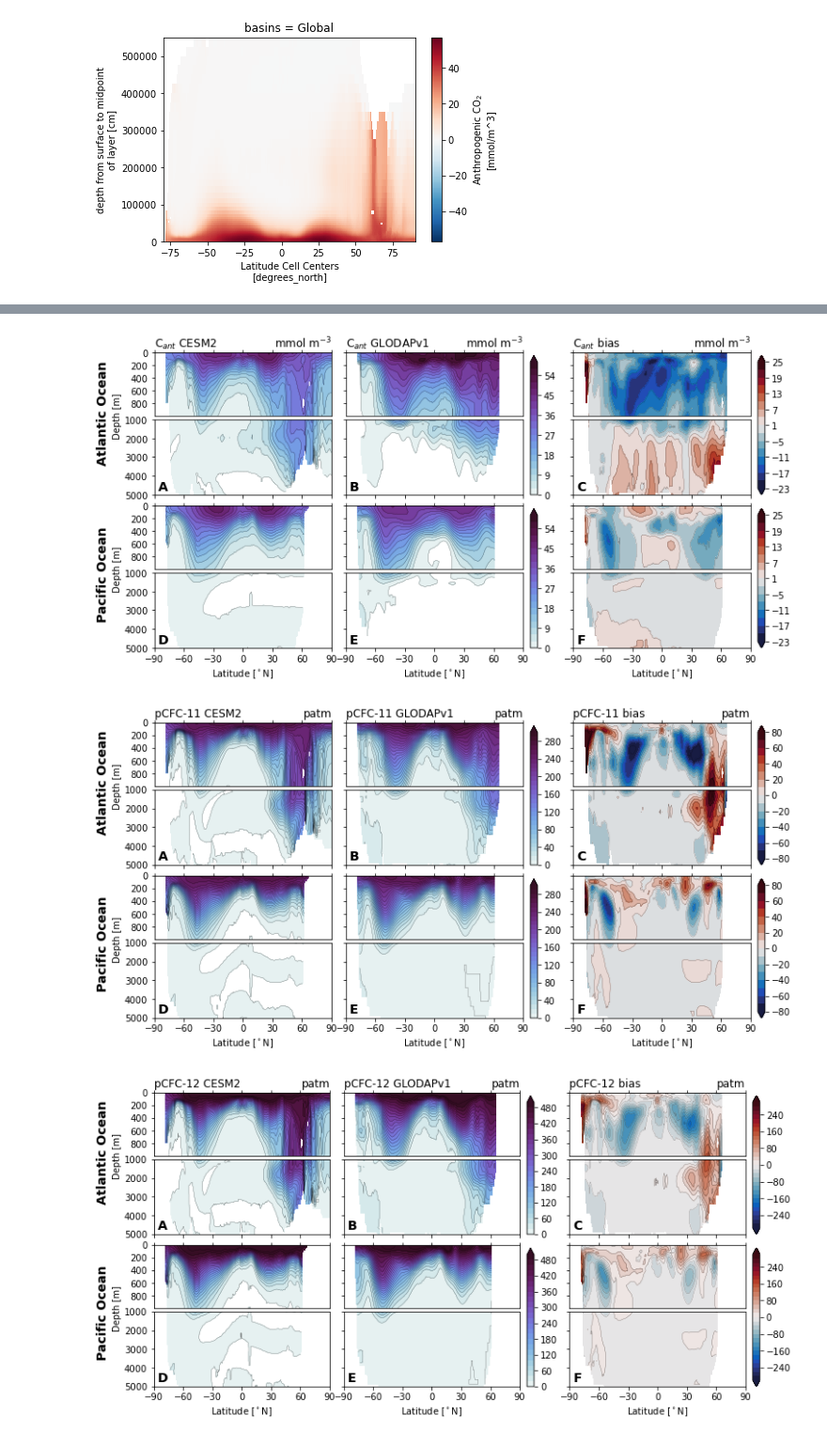
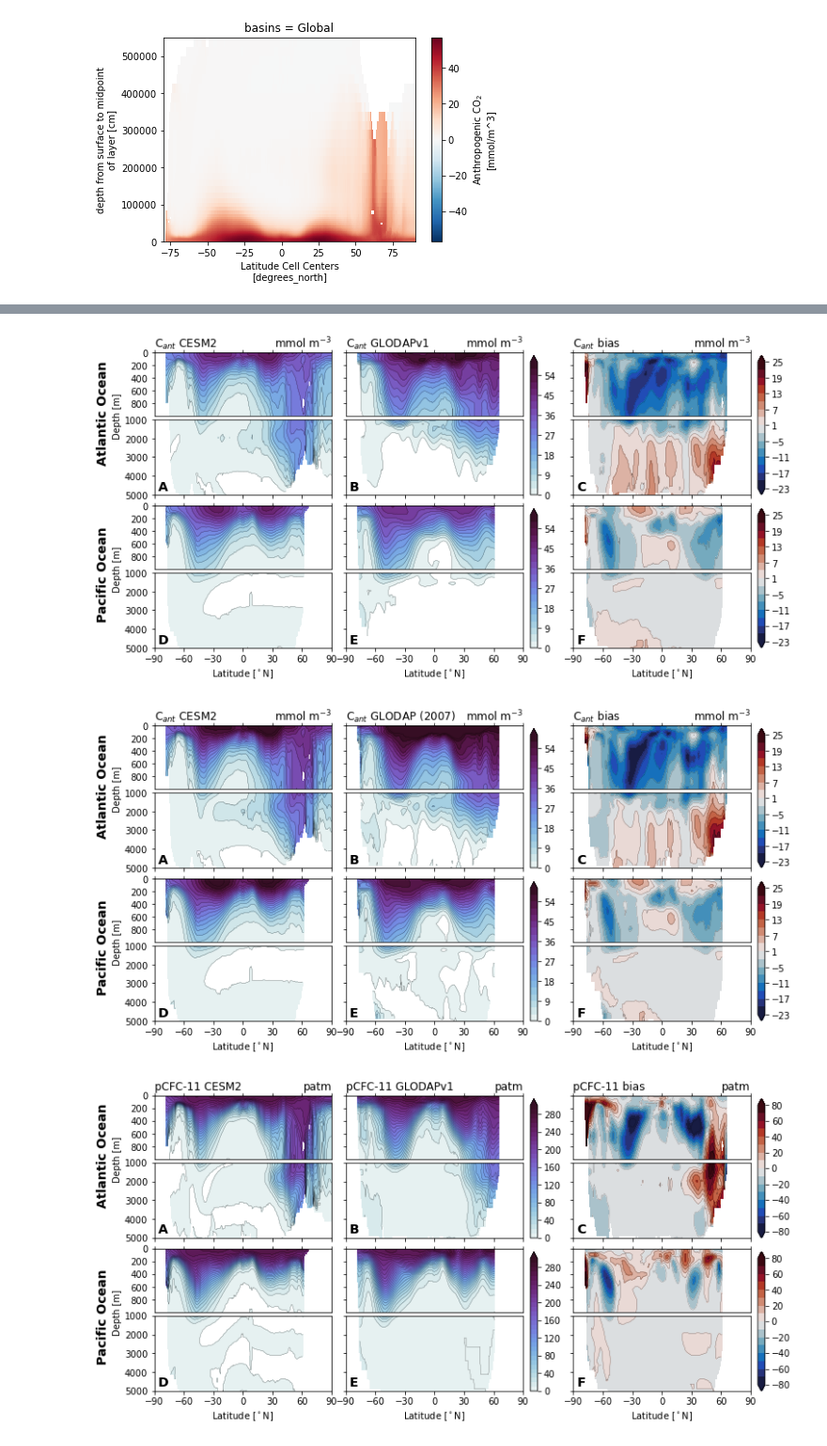
Before and after one commit to marbl-ecosys/cesm2-marbl, a Jupyter notebook: notebooks/ventilation.ipynb, the cells around one changed output, grey strips where cells are left out. Shown at 94% size. Drawn from its saved outputs; the diff is of its cells as text; code cells hidden in the pictures.

Commit message:
Gruber 2019 DCANT in

```diff
--- a/notebooks/ventilation.ipynb
+++ b/notebooks/ventilation.ipynb
@@ -185,6 +200,10 @@ dict_keys(['Cant', 'Cant_v1', 'ALK', 'pCFC11', 'pCFC12', 'Del14C'])
 # %%
 grid = pop_tools.get_grid('POP_gx1v7')
 vol = grid.dz * grid.TAREA * 1e-6
+vol = vol.where(mask2d > 0).fillna(0.)
 vol = vol.drop(['z_t'])
 # %% [markdown]
 ## Compute global inventories of Cant
+# %%
+ds = glodap.open_glodap('GLODAPv2.2016b_MappedClimatologies')
+ds.Cant.isel(depth=0).plot()
@@ -191,23 +213,28 @@ vol = vol.drop(['z_t'])
 # %%
 mmol_to_PgC = 12. * 1e-3 * 1e-15
-products = ['GLODAPv2.2016b_MappedClimatologies', 'GLODAPv1',]
+products = ['GLODAPv2.2016b_MappedClimatologies', 'GLODAPv1', 'GLODAPv1+Gruber2019']
 product_short_names = {
     'GLODAPv2.2016b_MappedClimatologies': 'GLODAPv2',
     'GLODAPv1': 'GLODAPv1',
+    'GLODAPv1+Gruber2019': 'Gruber et al. (2019)',
 }
 µmolkg_to_mmolm3 = 1026. * 1e-3
 
 lines = []
 for product in products:
 
-    v = 'Cant_v1' if product in ['GLODAPv1'] else 'Cant'
+    if product == 'GLODAPv1':
+        v = 'Cant_v1'
+    elif product == 'GLODAPv1+Gruber2019':
+        v = 'Cant_v1pGruber2019'
+    else:
+        v = 'Cant'
+
     entry = dict(product=product_short_names[product])
 
     # compute on native grid
     ds = glodap.open_glodap(product)
-    dz = ds.depth_edges.diff('depth_edges').rename({'depth_edges': 'depth'})
-    dz = dz.drop('depth')
-    masked_vol = dz * ds.area * ds[v].notnull().drop('depth')
+    masked_vol = ds.dz.drop('depth') * ds.area * ds[v].notnull().drop('depth')
 
     var = ds[v].where(ds[v] > 0.).fillna(0.).drop('depth')
     inv = (var * µmolkg_to_mmolm3 * masked_vol).sum().values * mmol_to_PgC
@@ -215,10 +242,10 @@ for product in products:
 
     # compute on POP grid
     ds = glodap.open_glodap_pop_grid(product)
-    masked_vol = ds.dz * ds.TAREA * ds[v].notnull() * 1e-6 # cm^3 --> m^3
-    pop_mask = masked_vol.drop(['z_t'])
+    masked_vol = vol * ds[v].notnull().drop(['z_t'])
+    pop_mask = masked_vol
 
-    var = ds[v].where(ds[v] > 0.).fillna(0.)
+    var = ds[v].where(ds[v] > 0.).fillna(0.).drop(['z_t'])
     inv = (var * µmolkg_to_mmolm3 * masked_vol).sum().values * mmol_to_PgC
     entry['Obs (POP)'] = inv
 
@@ -254,7 +290,7 @@ ds_tmp = utils.zonal_mean_via_fortran(ds_tmp,
 ds_tmp['z_t'] = ds_za.z_t
 ds_za = xr.merge((ds_tmp, ds_za))
 
-for v in ['pCFC11', 'pCFC12', 'Cant', 'Cant_v1', 'Del14C']:
+for v in ['pCFC11', 'pCFC12', 'Cant', 'Cant_v1', 'Cant_v1pGruber2019', 'Del14C']:
     ds_za[f'{v}_bias'] = ds_za[v] - ds_za[f'{v}_obs']
 ds_za
 # %% [output]
@@ -287,34 +323,41 @@ import plot
 levels = dict(
     Cant=np.arange(0, 63, 3),
     Cant_v1=np.arange(0, 63, 3),
+    Cant_v1pGruber2019=np.arange(0, 63, 3),
     pCFC11=np.arange(0, 310, 10),
     pCFC12=np.arange(0, 520, 20),
     Del14C=np.arange(-300, 120, 20),
     ALK=np.arange(1800, 2600, 200),
 )
 
 
 levels_bias = dict(
     Cant=np.arange(-23, 26, 3),
     Cant_v1=np.arange(-23, 26, 3),
+    Cant_v1pGruber2019=np.arange(-23, 26, 3),
     pCFC11=np.arange(-80, 90, 10),
     pCFC12=np.arange(-300, 320, 20),
     Del14C=np.arange(-120, 130, 10),
 )
 
-for field in ['Del14C', 'Cant', 'Cant_v1', 'pCFC11', 'pCFC12',]:
-    glodap_str = 'GLODAPv2' if field == 'Cant' else 'GLODAPv1'
+for field in ['Del14C', 'Cant', 'Cant_v1', 'Cant_v1pGruber2019', 'pCFC11', 'pCFC12',]:
+    glodap_str = (
+        'GLODAPv2' if field == 'Cant' else
+        'GLODAP (2007)' if field == 'Cant_v1pGruber2019'
+        else 'GLODAPv1'
+    )
+
     plot.za_obs_comparison(
         ds_za,
         field=field,
         levels=levels[field],
         levels_bias=levels_bias[field],
         col_name=['CESM2', glodap_str, 'bias'],
     )
     utils.savefig(f'za-obs-comparison-{field}.pdf')
 # %% [output]
 [figure]
 [figure]
 [figure]
-[figure, old version]
+[figure, new version]
-[figure, old version]
+[figure, new version]
```
Also changed, not shown: parts of 10 cells of this notebook, 9 other files.
